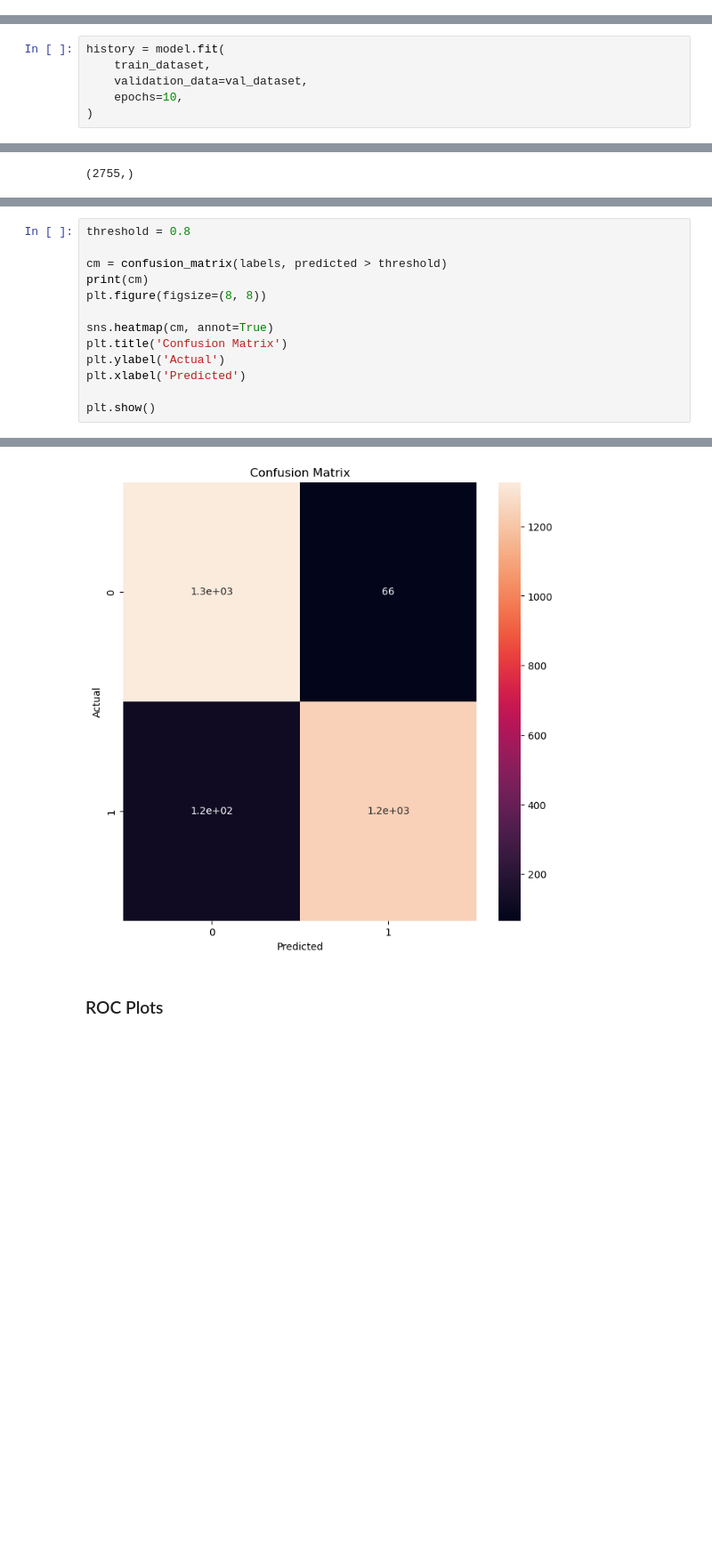
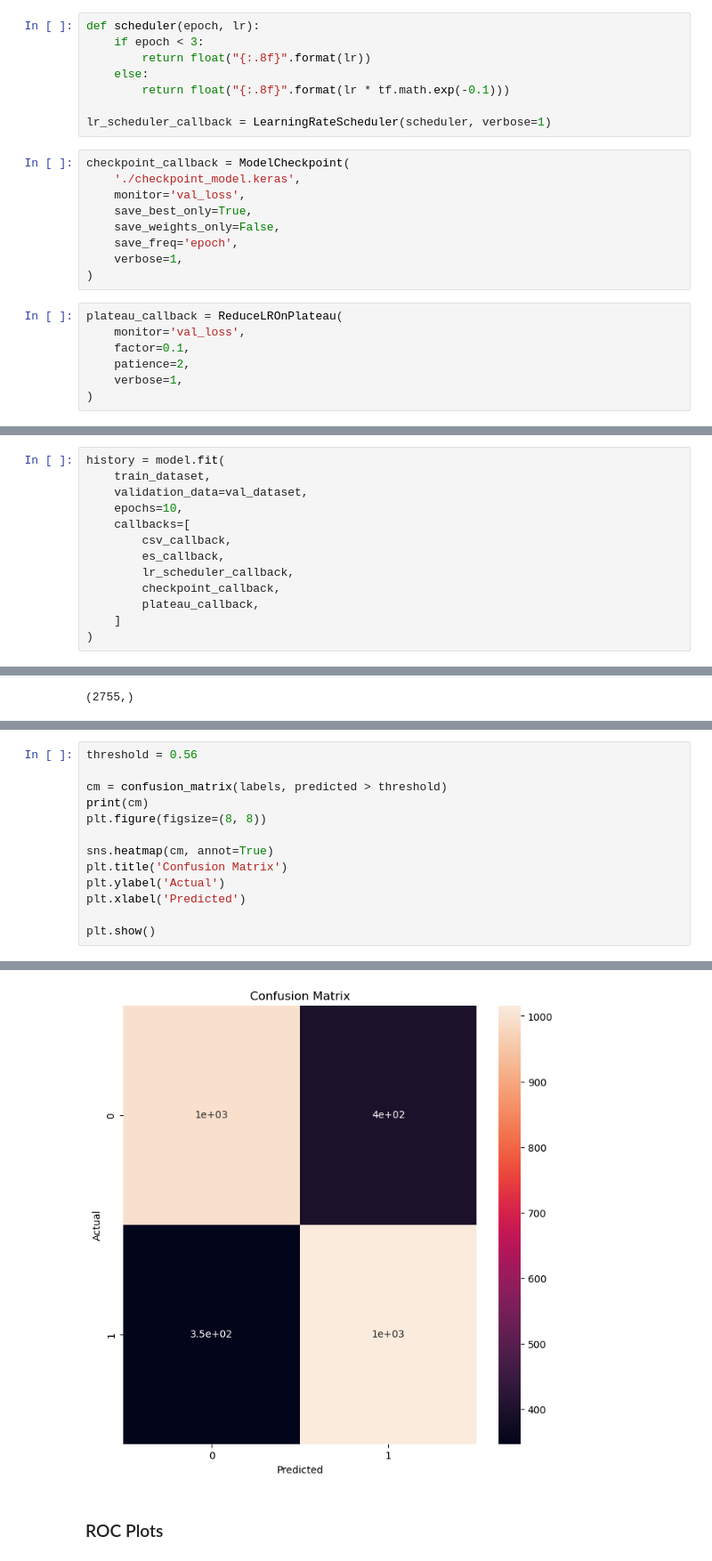
Before and after one commit to Vardaan-Grover/malaria-diagnosis-cnn, a Jupyter notebook: malaria-diagnosis-cnn.ipynb, the cells around one changed output, grey strips where cells are left out. Shown at 89% size. Drawn from its saved outputs; the diff is of its cells as text; blank space fills up the shorter version.

```diff
--- a/malaria-diagnosis-cnn.ipynb
+++ b/malaria-diagnosis-cnn.ipynb
@@ -506,3 +657,27 @@ Model: "sequential_1"
+# %%
+def scheduler(epoch, lr):
+    if epoch < 3:
+        return float("{:.8f}".format(lr))
+    else:
+        return float("{:.8f}".format(lr * tf.math.exp(-0.1)))
+
+lr_scheduler_callback = LearningRateScheduler(scheduler, verbose=1)
+# %%
+checkpoint_callback = ModelCheckpoint(
+    './checkpoint_model.keras',
+    monitor='val_loss',
+    save_best_only=True,
+    save_weights_only=False,
+    save_freq='epoch',
+    verbose=1,
+)
+# %%
+plateau_callback = ReduceLROnPlateau(
+    monitor='val_loss',
+    factor=0.1,
+    patience=2,
+    verbose=1,
+)
 # %% [markdown]
 ### Model Training
 # %%
@@ -516,5 +691,12 @@ history = model.fit(
     train_dataset,
     validation_data=val_dataset,
     epochs=10,
+    callbacks=[
+        csv_callback,
+        es_callback,
+        lr_scheduler_callback,
+        checkpoint_callback,
+        plateau_callback,
+    ]
 )
 # %% [output]
@@ -684,5 +852,5 @@ predicted > 0.5
 # %%
-threshold = 0.8
+threshold = 0.56
 
 cm = confusion_matrix(labels, predicted > threshold)
 print(cm)
@@ -700,4 +868,4 @@ plt.show()
-[figure, old version]
+[figure, new version]
 # %% [markdown]
 ### ROC Plots
 # %%
```
Also changed, not shown: parts of 48 cells of this notebook, 5 other files.
